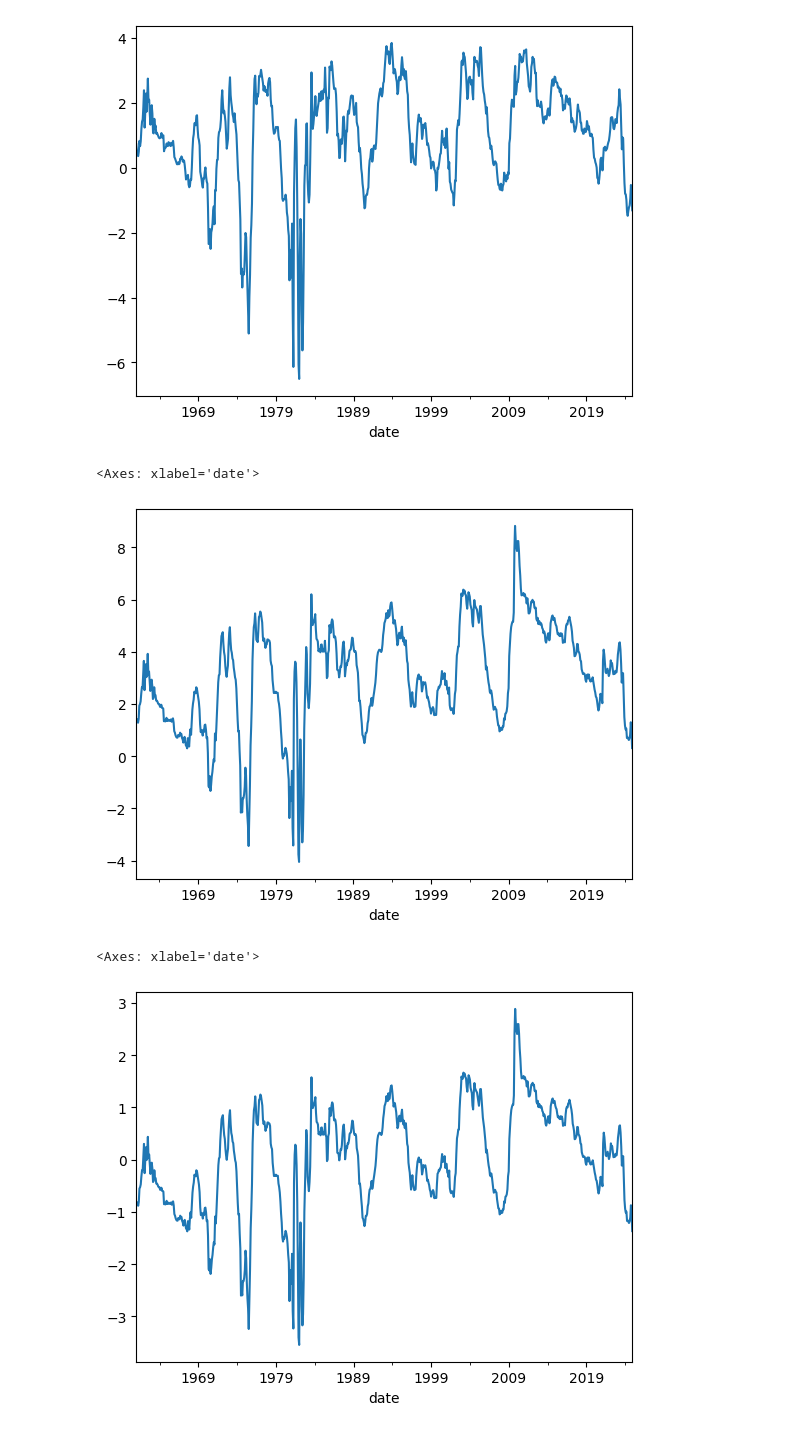
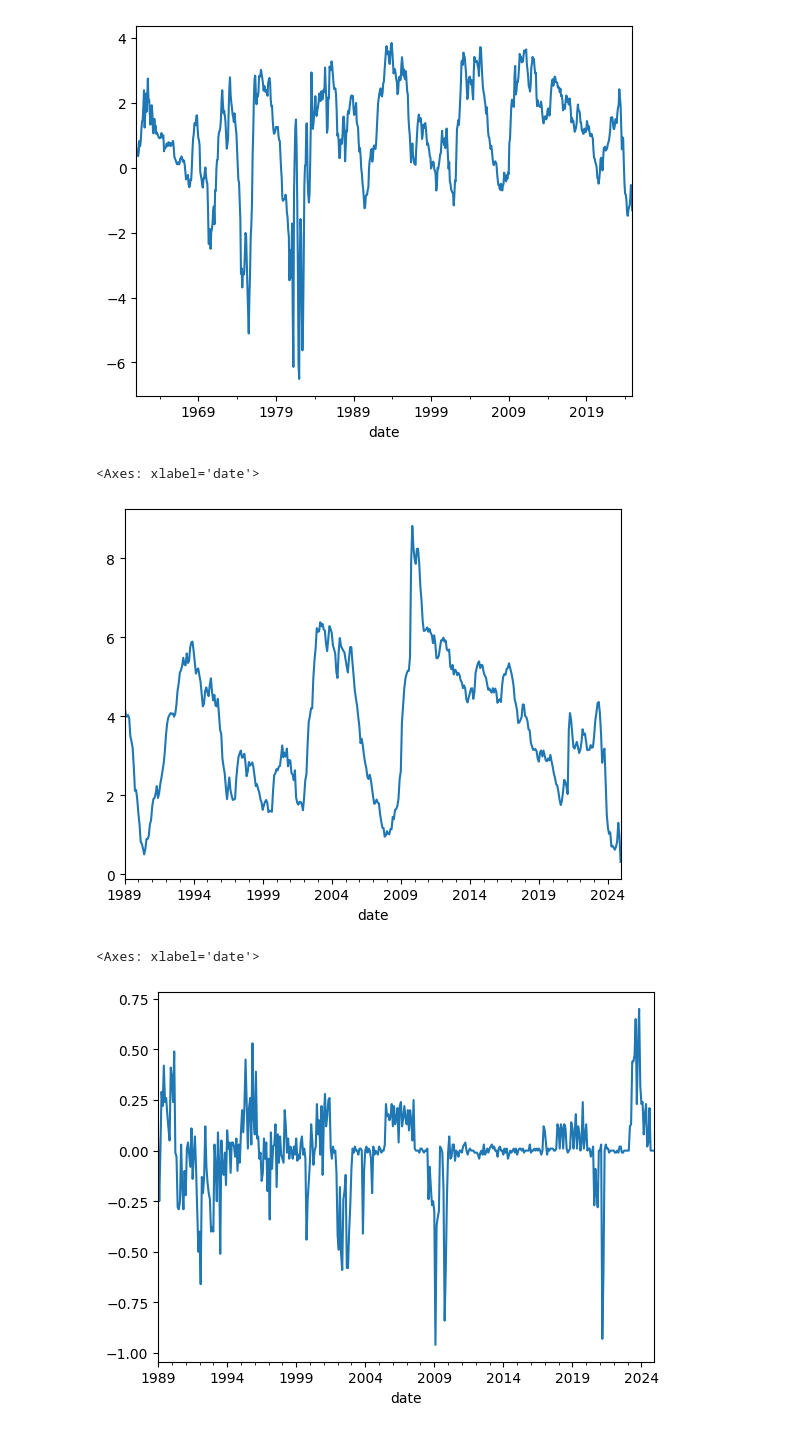
Before and after one commit to rproner1/MacroAtRisk, a Jupyter notebook: sandbox.ipynb, the cells around one changed output. Saved outputs shown, nothing was run; the diff lists cells and outputs as text; code cells hidden in the pictures.

```diff
--- a/sandbox.ipynb
+++ b/sandbox.ipynb
@@ -141,14 +141,13 @@ data.loc[:,'T10YFFM'].plot()
 <Axes: xlabel='date'>
 [figure]
 # %%
-baaffm = data.loc[:,'BAAFFM']
+baaffm = data.loc['1989-01-01':,'BAAFFM']
 baaffm.plot()
 # %% [output]
 <Axes: xlabel='date'>
-[figure, old version]
+[figure, new version]
 # %%
-z_baaffm = (baaffm - baaffm.mean()) / baaffm.std()
-z_baaffm.plot()
+data.loc['1989-01-01':,'FEDFUNDS'].plot()
 # %% [output]
 <Axes: xlabel='date'>
-[figure, old version]
+[figure, new version]
```
Also changed, not shown: parts of 1 cell of this notebook, 59 other files.
